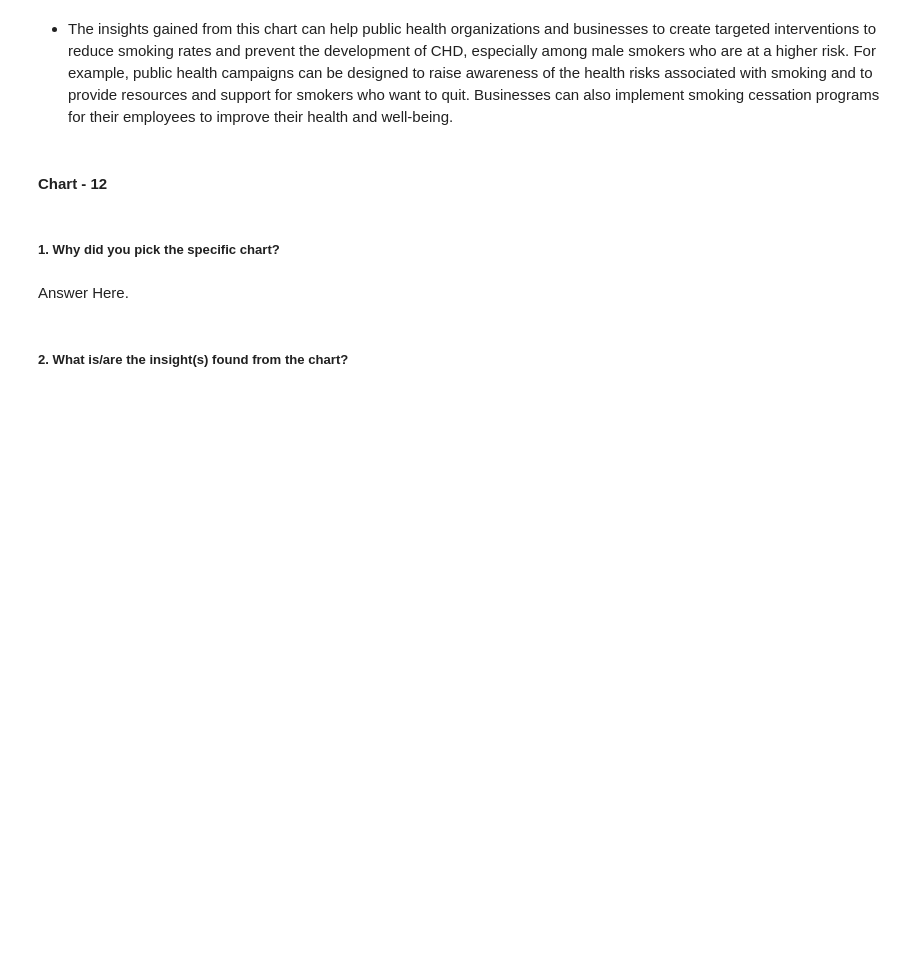
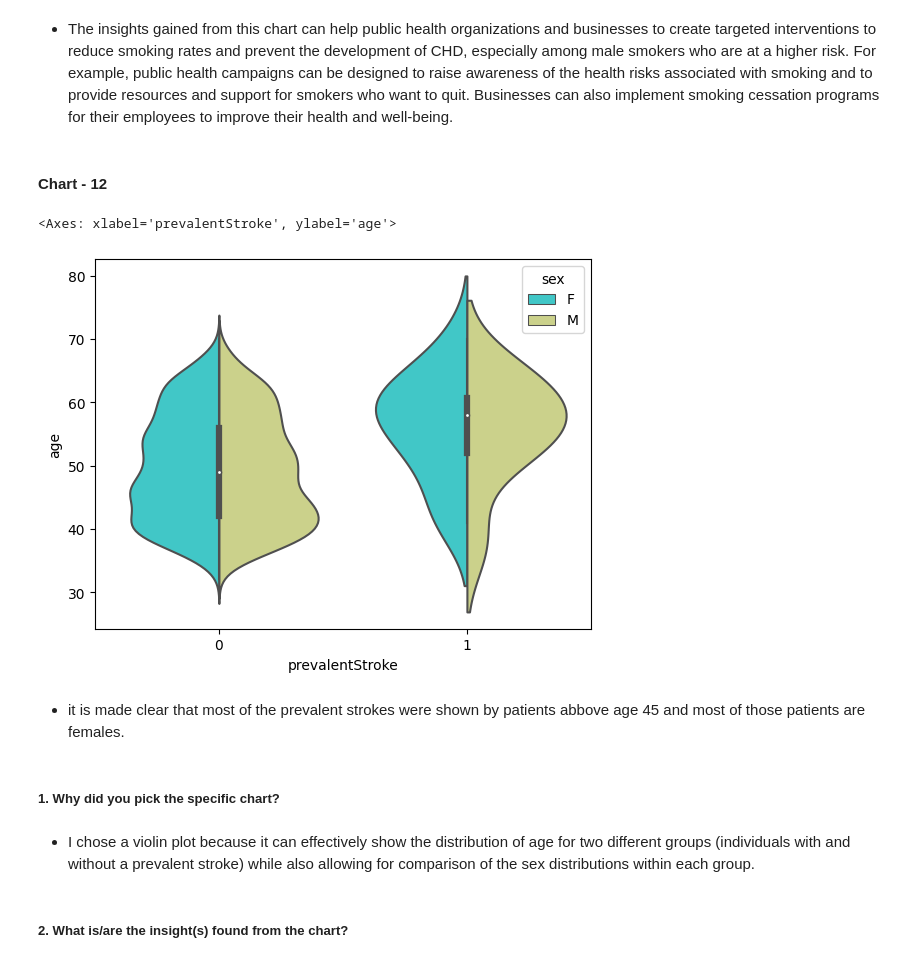
Before and after one commit to Navjotkhatri/CARDIOVASCULAR-RISK-PREDICTION, a Jupyter notebook: Cardiovascular_Risk_Prediction.ipynb, the cells around one changed output. Drawn from its saved outputs; the diff is of its cells as text; code cells hidden in the pictures; blank space fills up the shorter version.

```diff
--- a/Cardiovascular_Risk_Prediction.ipynb
+++ b/Cardiovascular_Risk_Prediction.ipynb
@@ -710,6 +708,14 @@ Are there any insights that lead to negative growth? Justify with specific reaso
+# %%
+# Chart - 12 visualization code
+sns.violinplot(x='prevalentStroke',y="age",data=df, hue='sex', split='True', palette='rainbow')
+# %% [output]
+<Axes: xlabel='prevalentStroke', ylabel='age'>
+[figure, added]
+# %% [markdown]
+* it is made clear that most of the prevalent strokes were shown by patients abbove age 45 and most of those patients are females.
 # %% [markdown]
 ##### 1. Why did you pick the specific chart?
-# %% [markdown]
-Answer Here.
+# %% [markdown]
+* I chose a violin plot because it can effectively show the distribution of age for two different groups (individuals with and without a prevalent stroke) while also allowing for comparison of the sex distributions within each group.
 # %% [markdown]
 ##### 2. What is/are the insight(s) found from the chart?
```
Also changed, not shown: parts of 24 cells of this notebook.
